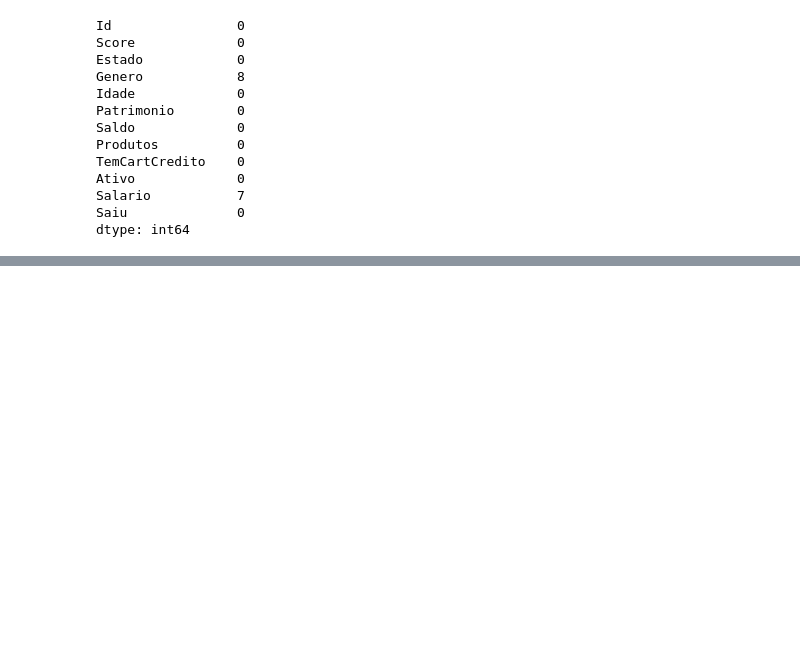
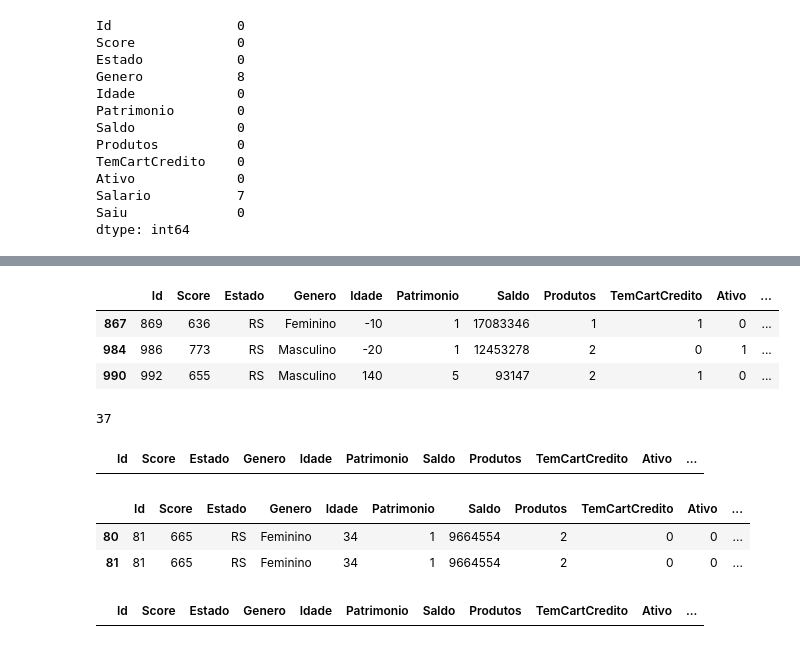
Before and after one commit to Fabricio-Fontenele/data-science-studies, a Jupyter notebook: modulo_9/limpeza_de_dados.ipynb, the cells around one changed output, grey strips where cells are left out. Drawn from its saved outputs; the diff is of its cells as text; code cells hidden in the pictures; blank space fills up the shorter version.

```diff
--- a/modulo_9/limpeza_de_dados.ipynb
+++ b/modulo_9/limpeza_de_dados.ipynb
@@ -216,0 +220,4 @@ dtype: int64
+# %%
+# Calcular mediana dos salários (ignorando NaN automaticamente)
+mediana = sts.median(dataset["Salario"])
+mediana
@@ -216,0 +226,4 @@ dtype: int64
+# %%
+# Preencher valores em branco com a mediana
+# fillna() = substitui NaN pelo valor escolhido
+dataset["Salario"] = dataset["Salario"].fillna(mediana)
@@ -216,0 +253,3 @@ dtype: int64
+# %%
+# Preencher gêneros em branco com "Masculino" (valor mais frequente)
+dataset["Genero"] = dataset["Genero"].fillna("Masculino")
@@ -216,0 +261,9 @@ dtype: int64
+# %%
+# Padronizar nomes de gênero:
+# "M" vira "Masculino", "Fem" e "F" viram "Feminino"
+dataset.loc[dataset["Genero"] == "M", "Genero"] = "Masculino"
+dataset.loc[dataset["Genero"].isin(["Fem", "F"]), "Genero"] = "Feminino"
+
+# Verificar resultado da padronização
+agrupado = dataset.groupby(["Genero"]).size()
+agrupado
@@ -216,0 +288,15 @@ dtype: int64
+# %%
+# Problema: Idades inválidas (menores que 0 ou maiores que 120)
+# Buscar registros com idades impossíveis
+dataset.loc[(dataset["Idade"] < 0) | (dataset["Idade"] > 120)]
+# %% [output]
+|  | Id | Score | Estado | Genero | Idade | Patrimonio | Saldo | Produtos | TemCartCredito | Ativo | ... |
+| 867 | 869 | 636 | RS | Feminino | -10 | 1 | 17083346 | 1 | 1 | 0 | ... |
+| 984 | 986 | 773 | RS | Masculino | -20 | 1 | 12453278 | 2 | 0 | 1 | ... |
+| 990 | 992 | 655 | RS | Masculino | 140 | 5 | 93147 | 2 | 1 | 0 | ... |
+# %%
+# Calcular mediana das idades para substituir valores inválidos
+mediana = sts.median(dataset["Idade"])
+mediana
+# %% [output]
+37
@@ -216,0 +306,23 @@ dtype: int64
+# %%
+# Verificar se ainda existem idades inválidas
+dataset.loc[(dataset["Idade"] < 0) | (dataset["Idade"] > 120)]
+# %% [output]
+|  | Id | Score | Estado | Genero | Idade | Patrimonio | Saldo | Produtos | TemCartCredito | Ativo | ... |
+# %%
+# Problema: Registros duplicados (mesmo ID)
+# Buscar todos os IDs que aparecem mais de uma vez
+dataset[dataset.duplicated(["Id"], keep=False)]
+# %% [output]
+|  | Id | Score | Estado | Genero | Idade | Patrimonio | Saldo | Produtos | TemCartCredito | Ativo | ... |
+| 80 | 81 | 665 | RS | Feminino | 34 | 1 | 9664554 | 2 | 0 | 0 | ... |
+| 81 | 81 | 665 | RS | Feminino | 34 | 1 | 9664554 | 2 | 0 | 0 | ... |
+# %%
+# Remover duplicados: manter apenas o primeiro registro de cada ID
+# inplace=True = alterar o dataset original
+dataset.drop_duplicates(subset="Id", keep="first", inplace=True)
+
+
+# Verificar se ainda existem duplicados
+dataset[dataset.duplicated(["Id"], keep=False)]
+# %% [output]
+|  | Id | Score | Estado | Genero | Idade | Patrimonio | Saldo | Produtos | TemCartCredito | Ativo | ... |
```
Also changed, not shown: parts of 40 cells of this notebook, 1 other file.
